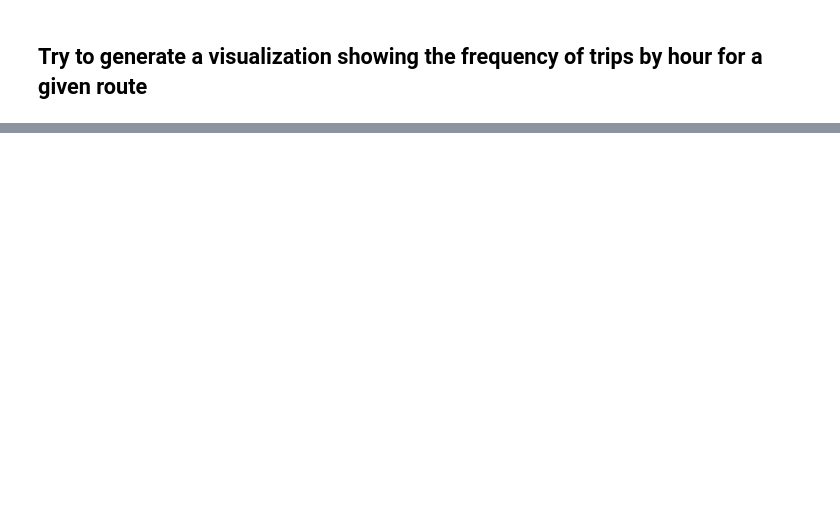
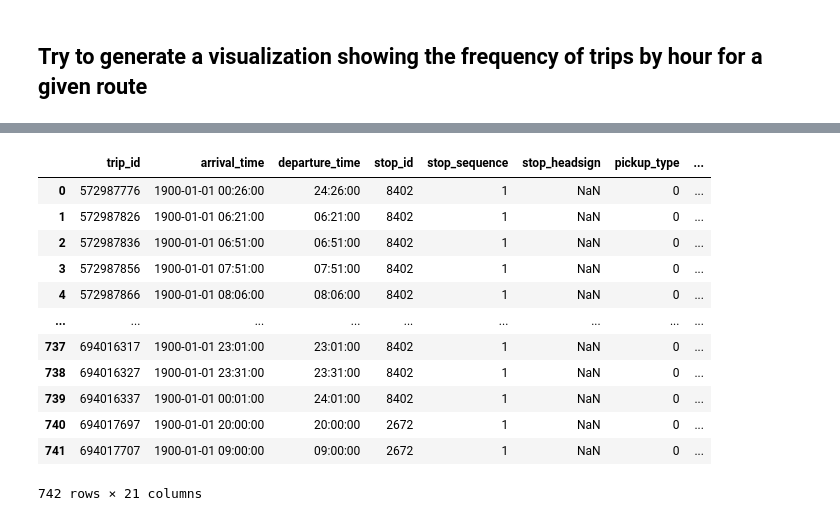
Before and after one commit to mattmakesmaps/gtfs-exploration, a Jupyter notebook: notebooks/kc_metro/data-exploration-and-mapping.ipynb, the cells around one changed output, grey strips where cells are left out. Cells and saved outputs as stored; diff of their text form; code cells hidden in the pictures; blank space fills up the shorter version.

```diff
--- a/notebooks/kc_metro/data-exploration-and-mapping.ipynb
+++ b/notebooks/kc_metro/data-exploration-and-mapping.ipynb
@@ -138,0 +167,19 @@ trips_first_stop_only['arrival_time'] = pd.to_datetime(trips_first_stop_only['ar
+# %%
+## Rejoin with trips.txt to get the service_id
+
+trips_with_service_id = pd.merge(trips_first_stop_only, trips_df, on='trip_id')
+trips_with_service_id
+# %% [output]
+|  | trip_id | arrival_time | departure_time | stop_id | stop_sequence | stop_headsign | pickup_type | ... |
+| 0 | 572987776 | 1900-01-01 00:26:00 | 24:26:00 | 8402 | 1 | NaN | 0 | ... |
+| 1 | 572987826 | 1900-01-01 06:21:00 | 06:21:00 | 8402 | 1 | NaN | 0 | ... |
+| 2 | 572987836 | 1900-01-01 06:51:00 | 06:51:00 | 8402 | 1 | NaN | 0 | ... |
+| 3 | 572987856 | 1900-01-01 07:51:00 | 07:51:00 | 8402 | 1 | NaN | 0 | ... |
+| 4 | 572987866 | 1900-01-01 08:06:00 | 08:06:00 | 8402 | 1 | NaN | 0 | ... |
+| ... | ... | ... | ... | ... | ... | ... | ... | ... |
+| 737 | 694016317 | 1900-01-01 23:01:00 | 23:01:00 | 8402 | 1 | NaN | 0 | ... |
+| 738 | 694016327 | 1900-01-01 23:31:00 | 23:31:00 | 8402 | 1 | NaN | 0 | ... |
+| 739 | 694016337 | 1900-01-01 00:01:00 | 24:01:00 | 8402 | 1 | NaN | 0 | ... |
+| 740 | 694017697 | 1900-01-01 20:00:00 | 20:00:00 | 2672 | 1 | NaN | 0 | ... |
+| 741 | 694017707 | 1900-01-01 09:00:00 | 09:00:00 | 2672 | 1 | NaN | 0 | ... |
+742 rows × 21 columns
```
Also changed, not shown: parts of 11 cells of this notebook.
